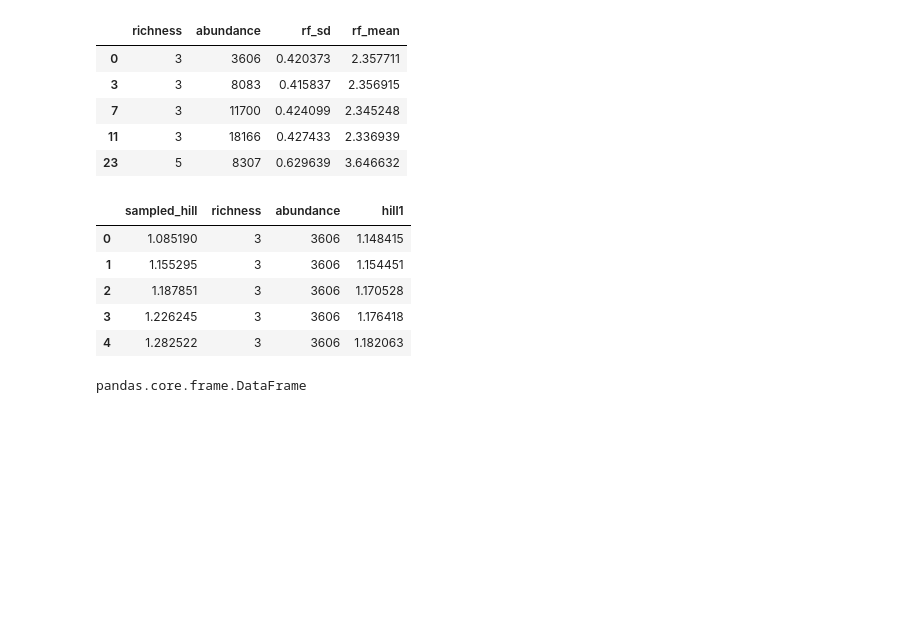
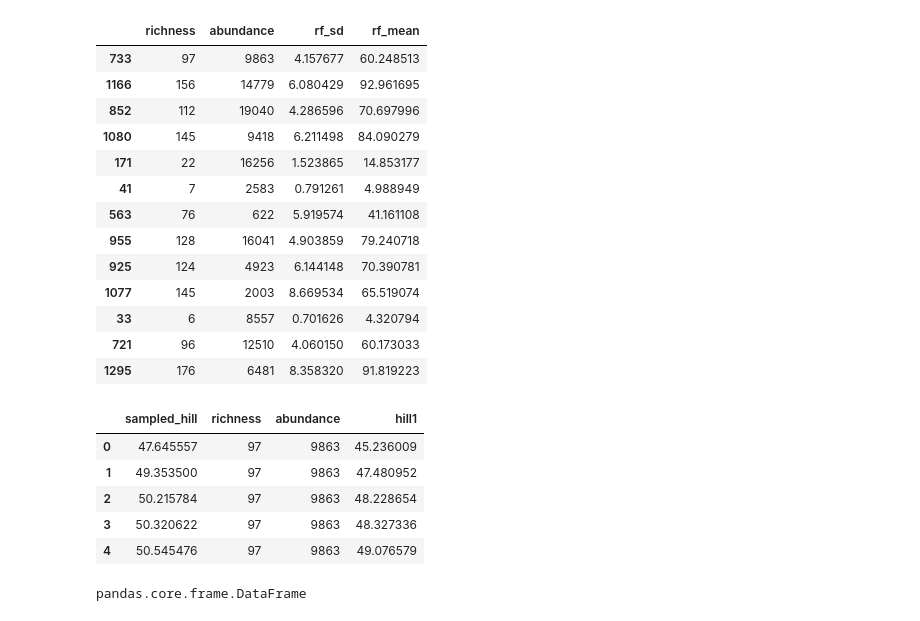
Before and after one commit to diazrenata/feasible-catch, a Jupyter notebook: mod_compare/rf_full_compare.ipynb, the cells around one changed output. Cells and saved outputs as stored; diff of their text form; code cells hidden in the pictures; blank space fills up the shorter version.

```diff
--- a/mod_compare/rf_full_compare.ipynb
+++ b/mod_compare/rf_full_compare.ipynb
@@ -96,16 +82,24 @@ def sample_a_row(a_row_of_x, orig_samples):
 
     return(x_samples)
 # %%
-short_test_preds = rf_test_preds[:5]
+short_test_preds = rf_test_preds.sample(frac=.03, replace = False, random_state = 0)
 
 short_test_preds
 # %% [output]
 |  | richness | abundance | rf_sd | rf_mean |
-| 0 | 3 | 3606 | 0.420373 | 2.357711 |
-| 3 | 3 | 8083 | 0.415837 | 2.356915 |
-| 7 | 3 | 11700 | 0.424099 | 2.345248 |
-| 11 | 3 | 18166 | 0.427433 | 2.336939 |
-| 23 | 5 | 8307 | 0.629639 | 3.646632 |
+| 733 | 97 | 9863 | 4.157677 | 60.248513 |
+| 1166 | 156 | 14779 | 6.080429 | 92.961695 |
+| 852 | 112 | 19040 | 4.286596 | 70.697996 |
+| 1080 | 145 | 9418 | 6.211498 | 84.090279 |
+| 171 | 22 | 16256 | 1.523865 | 14.853177 |
+| 41 | 7 | 2583 | 0.791261 | 4.988949 |
+| 563 | 76 | 622 | 5.919574 | 41.161108 |
+| 955 | 128 | 16041 | 4.903859 | 79.240718 |
+| 925 | 124 | 4923 | 6.144148 | 70.390781 |
+| 1077 | 145 | 2003 | 8.669534 | 65.519074 |
+| 33 | 6 | 8557 | 0.701626 | 4.320794 |
+| 721 | 96 | 12510 | 4.060150 | 60.173033 |
+| 1295 | 176 | 6481 | 8.358320 | 91.819223 |
 # %%
 sampled_df = pd.DataFrame()
 
@@ -115,12 +115,12 @@ for row in rf_test_preds.itertuples():
 # %%
 
 
-sampled_df.head()
+sampled_df_short.head()
 # %% [output]
 |  | sampled_hill | richness | abundance | hill1 |
-| 0 | 1.085190 | 3 | 3606 | 1.148415 |
-| 1 | 1.155295 | 3 | 3606 | 1.154451 |
-| 2 | 1.187851 | 3 | 3606 | 1.170528 |
-| 3 | 1.226245 | 3 | 3606 | 1.176418 |
-| 4 | 1.282522 | 3 | 3606 | 1.182063 |
+| 0 | 47.645557 | 97 | 9863 | 45.236009 |
+| 1 | 49.353500 | 97 | 9863 | 47.480952 |
+| 2 | 50.215784 | 97 | 9863 | 48.228654 |
+| 3 | 50.320622 | 97 | 9863 | 48.327336 |
+| 4 | 50.545476 | 97 | 9863 | 49.076579 |
 # %%
```
Also changed, not shown: parts of 12 cells of this notebook, 4 other files.
